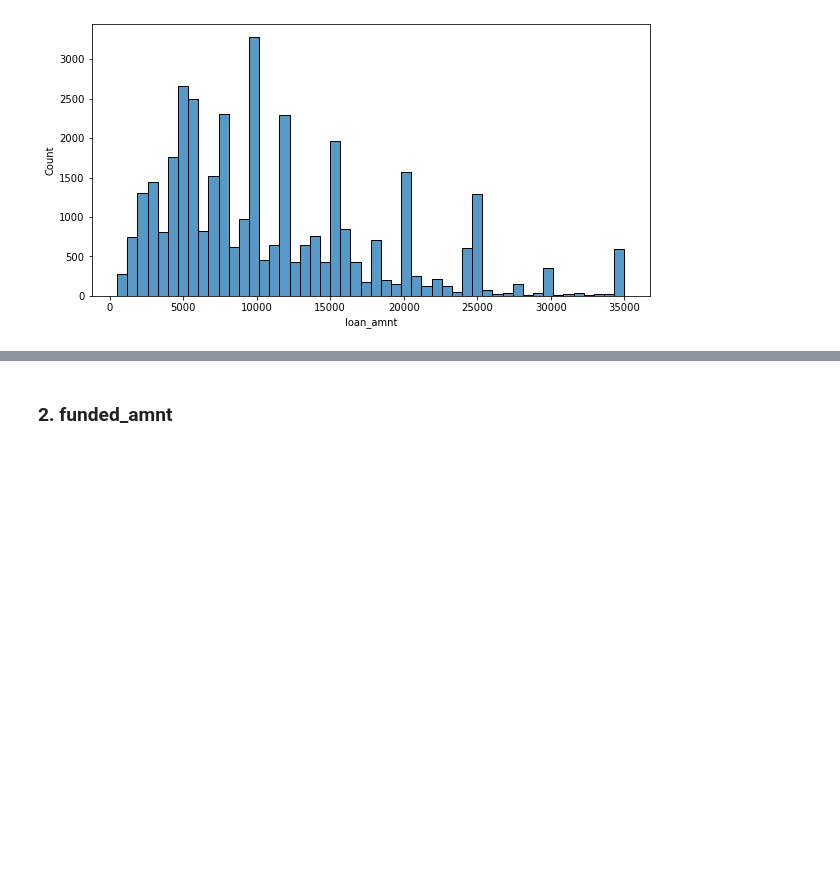
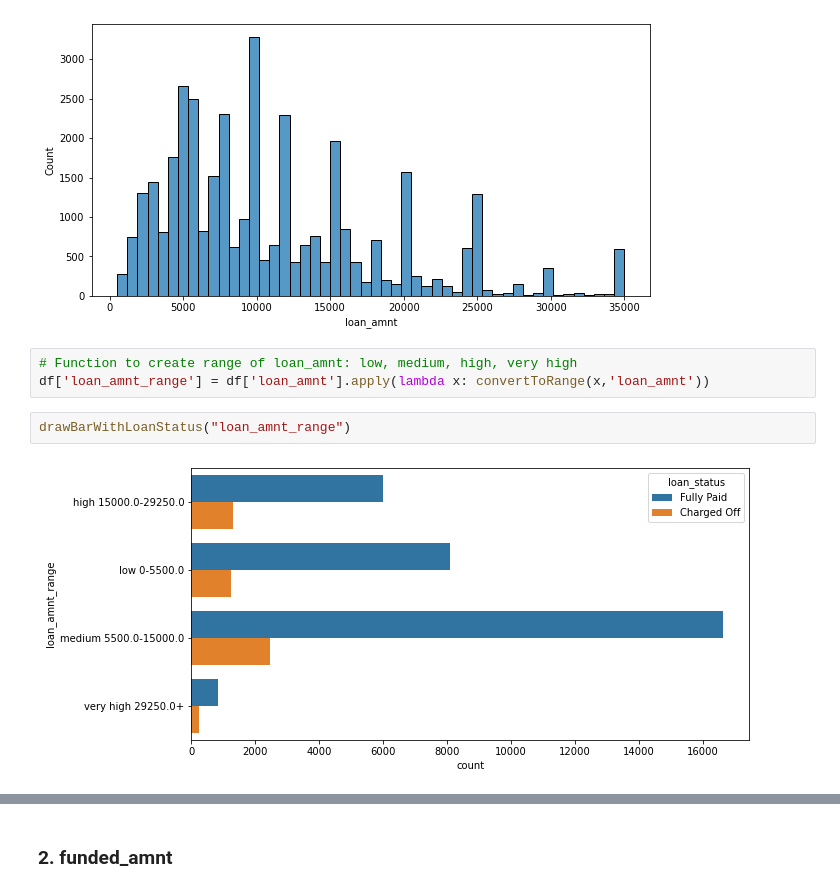
Before and after one commit to blahblahsingh/lending_club, a Jupyter notebook: lending_club.ipynb, the cells around one changed output, grey strips where cells are left out. Drawn from its saved outputs; the diff is of its cells as text; blank space fills up the shorter version.

```diff
--- a/lending_club.ipynb
+++ b/lending_club.ipynb
@@ -547,3 +594,10 @@ sns.histplot(data=df['loan_amnt'], bins=50)
 plt.show()
 # %% [output]
 [figure]
+# %%
+# Function to create range of loan_amnt: low, medium, high, very high
+df['loan_amnt_range'] = df['loan_amnt'].apply(lambda x: convertToRange(x,'loan_amnt'))
+# %%
+drawBarWithLoanStatus("loan_amnt_range")
+# %% [output]
+[figure, added]
```
Also changed, not shown: parts of 78 cells of this notebook.
